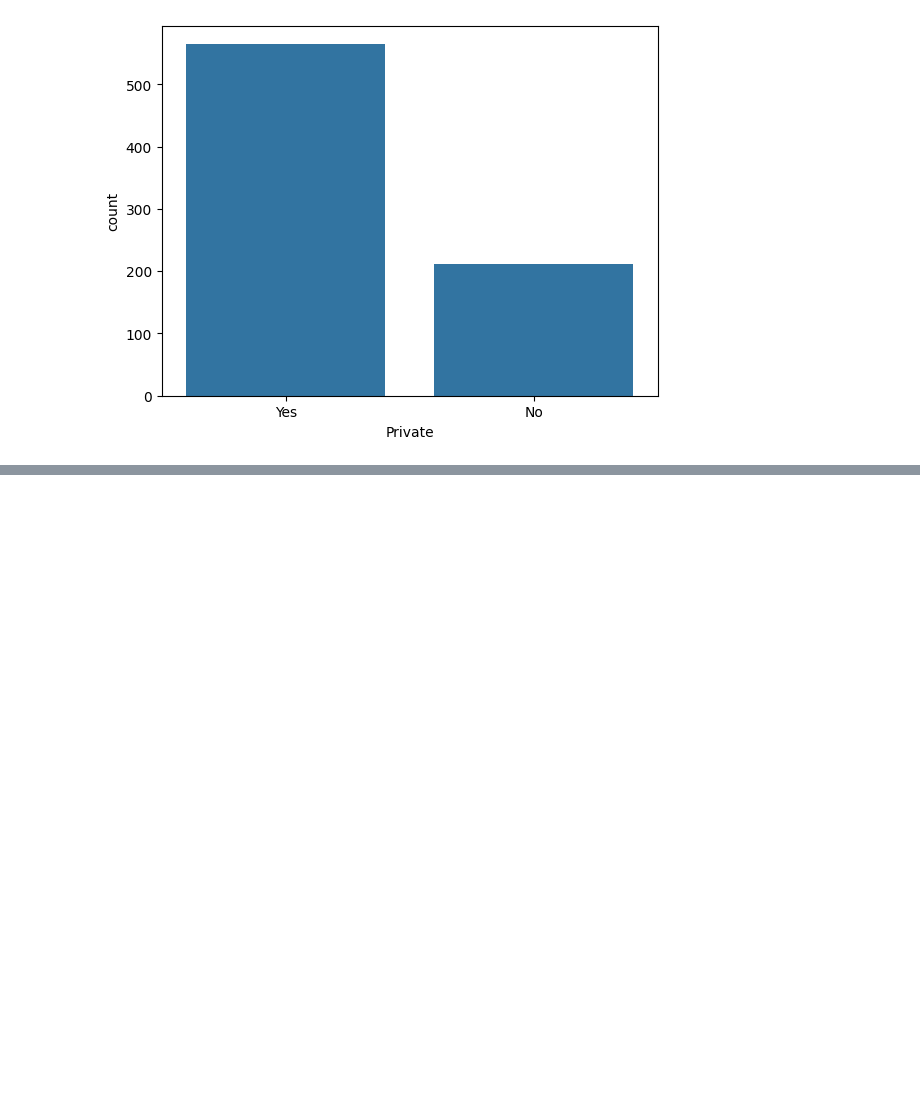
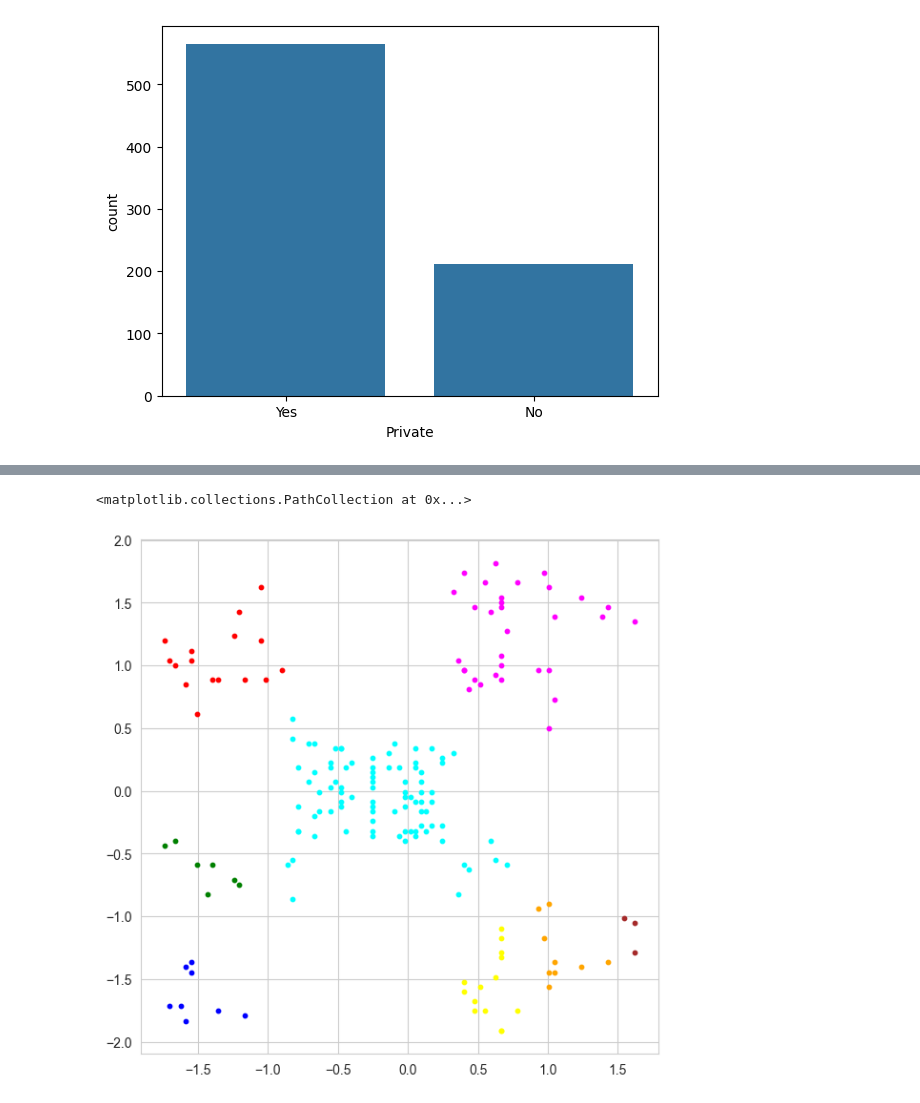
Before and after one commit to shubhamspande/MACHINE-LEARNING--ML1-, a Jupyter notebook: Day-10.ipynb, the cells around one changed output, grey strips where cells are left out. Cells and saved outputs as stored; diff of their text form; code cells hidden in the pictures; blank space fills up the shorter version.

```diff
--- a/Day-10.ipynb
+++ b/Day-10.ipynb
@@ -213,0 +278,3 @@ df['Cluster'] = df['Private'].apply[converter]
+# %%
+x = df.iloc[:,[3,4]].values
+x
@@ -213,0 +299,4 @@ df['Cluster'] = df['Private'].apply[converter]
+# %%
+from sklearn.preprocessing import StandardScaler
+sc=StandardScaler()
+x=sc.fit_transform(x)
@@ -213,0 +305,4 @@ df['Cluster'] = df['Private'].apply[converter]
+# %%
+from sklearn.cluster import DBSCAN
+db=DBSCAN(eps=0.3,min_samples=4,metric='euclidean')
+model=db.fit(x)
@@ -213,0 +311,3 @@ df['Cluster'] = df['Private'].apply[converter]
+# %%
+y_pred=db.fit_predict(x)
+y_pred
@@ -213,0 +327,14 @@ df['Cluster'] = df['Private'].apply[converter]
+# %%
+# visualize the cluster
+plt.figure(figsize=(7,7))
+plt.scatter(x[y_pred==0,0],x[y_pred == 0,1],s=10,c='red',label='Cluster1')
+plt.scatter(x[y_pred==1,0],x[y_pred == 1,1],s=10,c='blue',label='Cluster2')
+plt.scatter(x[y_pred==2,0],x[y_pred == 2,1],s=10,c='green',label='Cluster3')
+plt.scatter(x[y_pred==3,0],x[y_pred == 3,1],s=10,c='cyan',label='Cluster4')
+plt.scatter(x[y_pred==4,0],x[y_pred == 4,1],s=10,c='magenta',label='Cluster5')
+plt.scatter(x[y_pred==5,0],x[y_pred == 5,1],s=10,c='yellow',label='Cluster6')
+plt.scatter(x[y_pred==6,0],x[y_pred == 6,1],s=10,c='orange',label='Cluster7')
+plt.scatter(x[y_pred==7,0],x[y_pred == 7,1],s=10,c='brown',label='Cluster8')
+# %% [output]
+<matplotlib.collections.PathCollection at 0x...>
+[figure, added]
```
Also changed, not shown: parts of 29 cells of this notebook, 1 other file.
